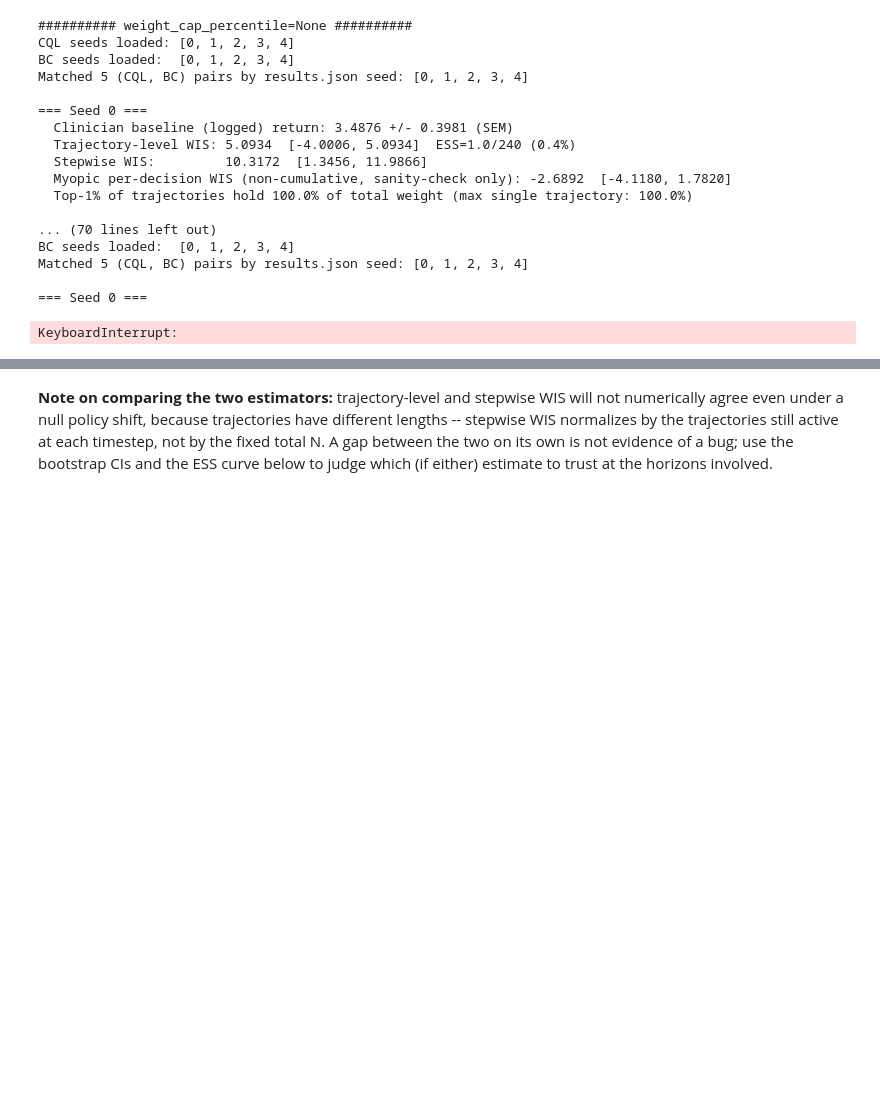
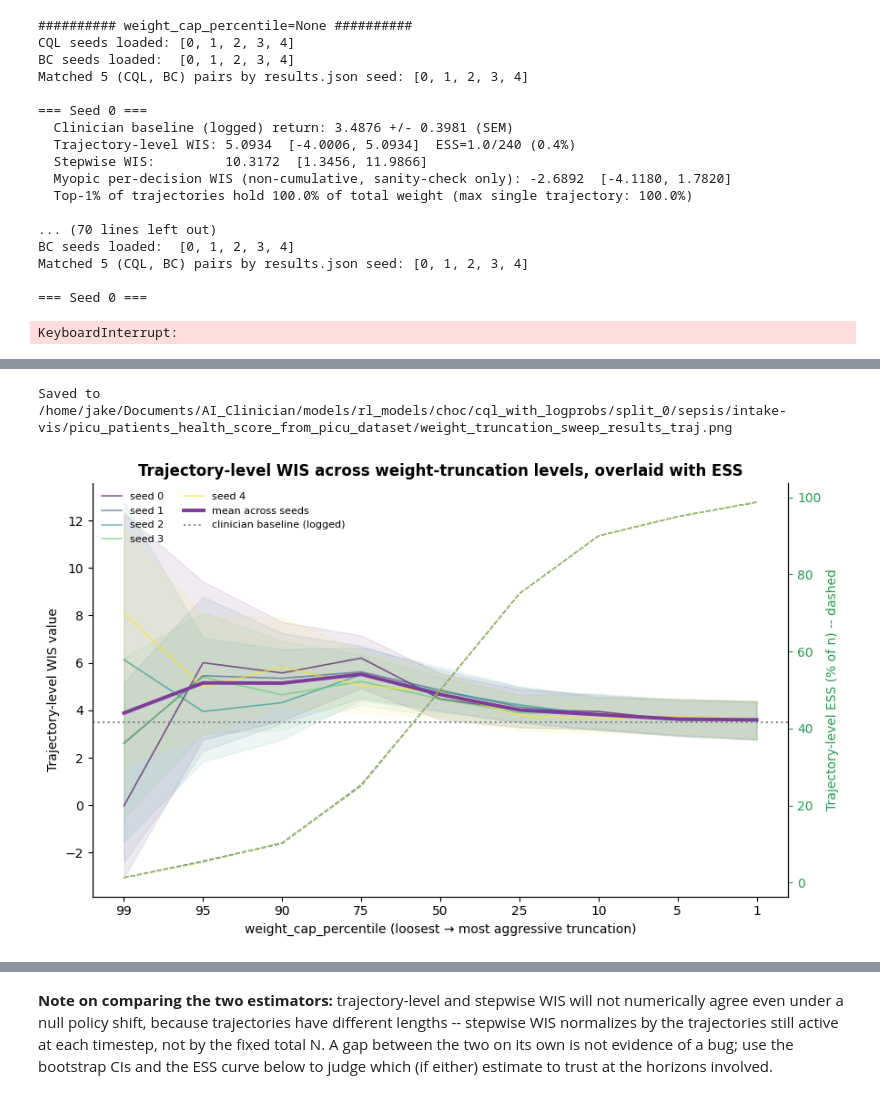
Before and after one commit to jakeormond/ai_clinician_pediatric_rl, a Jupyter notebook: src/rl/evaluate_wis.ipynb, the cells around one changed output, grey strips where cells are left out. Saved outputs shown, nothing was run; the diff lists cells and outputs as text; code cells hidden in the pictures; blank space fills up the shorter version.

```diff
--- a/src/rl/evaluate_wis.ipynb
+++ b/src/rl/evaluate_wis.ipynb
@@ -702,0 +708,7 @@ KeyboardInterrupt:
+# %%
+sweep_rows = evwis.run_weight_truncation_sweep(
+    cql_models_with_seeds, bc_models_with_seeds, active_processor,
+    wcap_values=[99.0, 95.0, 90.0, 75.0, 50.0, 25.0, 10.0, 5.0, 1.0],
+    gamma=0.975, n_bootstrap=300, random_state=0,
+    logit_clip=8.0, z_clip=10.0,
+)
@@ -702,0 +753,6 @@ KeyboardInterrupt:
+# %%
+save_path_traj = os.path.join(cql_model_dir, "weight_truncation_sweep_results_traj.png")
+fig_traj = evwis.plot_weight_truncation_sweep(sweep_rows, estimator="trajectory", save_path=save_path_traj)
+# %% [output]
+Saved to /home/jake/Documents/AI_Clinician/models/rl_models/choc/cql_with_logprobs/split_0/sepsis/intake-vis/picu_patients_health_score_from_picu_dataset/weight_truncation_sweep_results_traj.png
+[figure, added]
```
Also changed, not shown: parts of 9 cells of this notebook, 1 other file.
